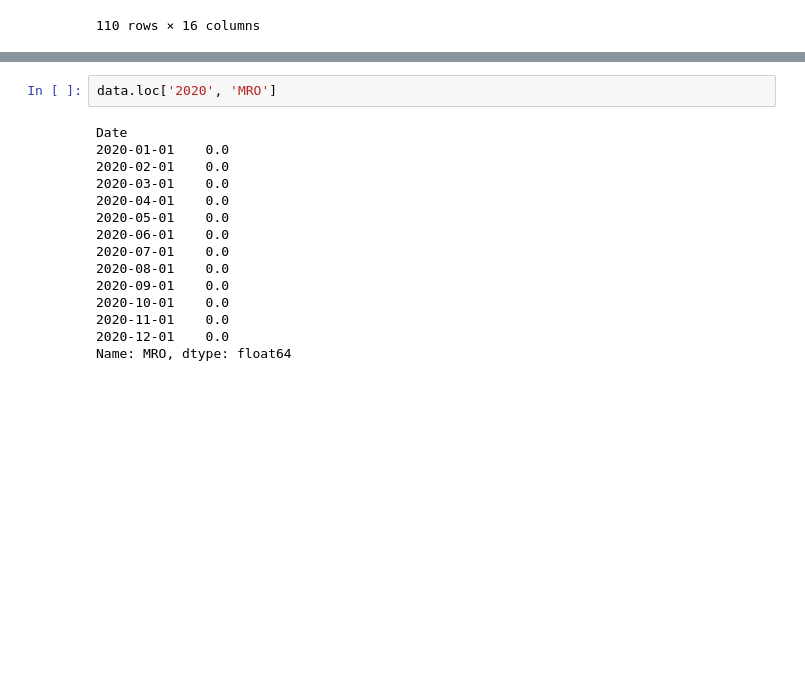
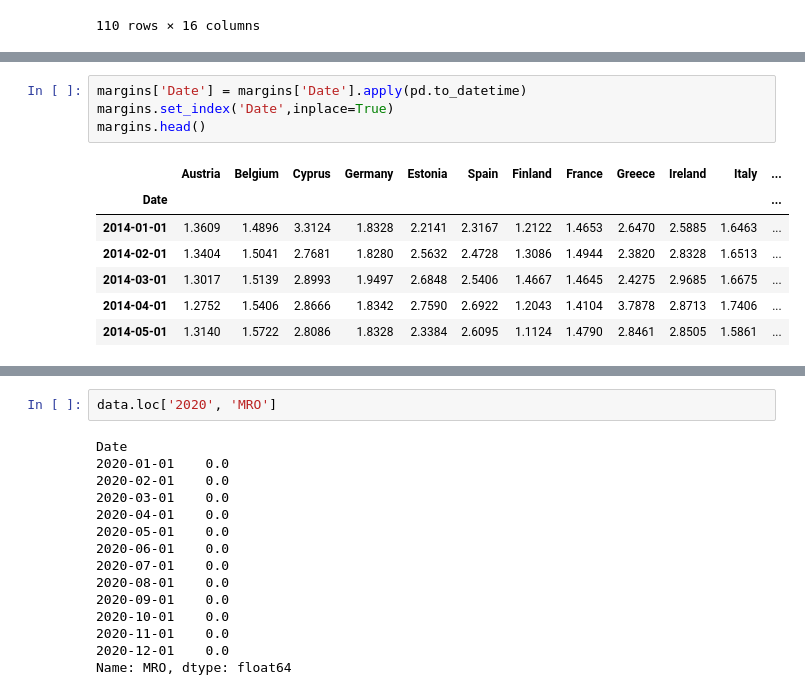
Before and after one commit to tommasograndi/Banking_research_2, a Jupyter notebook: script.ipynb, the cells around one changed output, grey strips where cells are left out. Cells and saved outputs as stored; diff of their text form; blank space fills up the shorter version.

```diff
--- a/script.ipynb
+++ b/script.ipynb
@@ -132,3 +150,15 @@ data.head()
+# %%
+margins['Date'] = margins['Date'].apply(pd.to_datetime)
+margins.set_index('Date',inplace=True)
+margins.head()
+# %% [output]
+|  | Austria | Belgium | Cyprus | Germany | Estonia | Spain | Finland | France | Greece | Ireland | Italy | ... |
+| Date |  |  |  |  |  |  |  |  |  |  |  | ... |
+| 2014-01-01 | 1.3609 | 1.4896 | 3.3124 | 1.8328 | 2.2141 | 2.3167 | 1.2122 | 1.4653 | 2.6470 | 2.5885 | 1.6463 | ... |
+| 2014-02-01 | 1.3404 | 1.5041 | 2.7681 | 1.8280 | 2.5632 | 2.4728 | 1.3086 | 1.4944 | 2.3820 | 2.8328 | 1.6513 | ... |
+| 2014-03-01 | 1.3017 | 1.5139 | 2.8993 | 1.9497 | 2.6848 | 2.5406 | 1.4667 | 1.4645 | 2.4275 | 2.9685 | 1.6675 | ... |
+| 2014-04-01 | 1.2752 | 1.5406 | 2.8666 | 1.8342 | 2.7590 | 2.6922 | 1.2043 | 1.4104 | 3.7878 | 2.8713 | 1.7406 | ... |
+| 2014-05-01 | 1.3140 | 1.5722 | 2.8086 | 1.8328 | 2.3384 | 2.6095 | 1.1124 | 1.4790 | 2.8461 | 2.8505 | 1.5861 | ... |
 # %%
 data['Cob, over 1 year'].plot()
 data['MRO'].plot()
```
Also changed, not shown: parts of 3 cells of this notebook.
